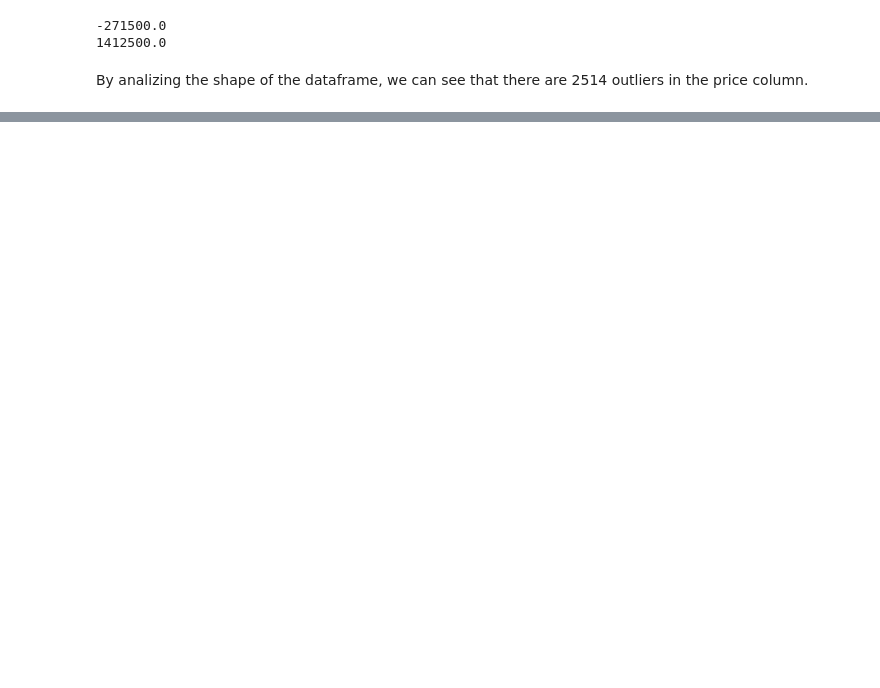
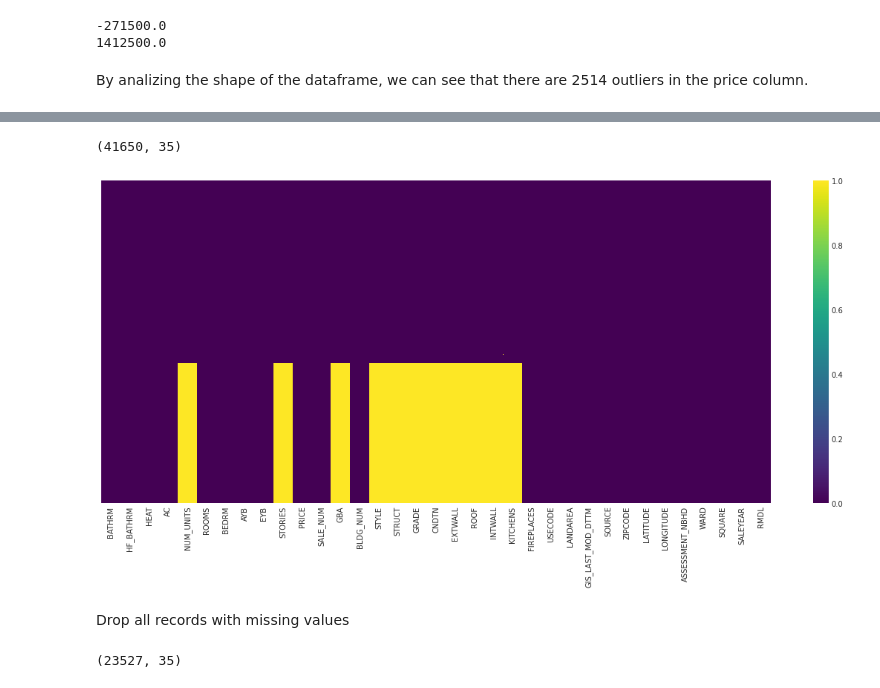
Before and after one commit to elvanselvano/purwadhika-final-project, a Jupyter notebook: notebooks/04_preprocessing.ipynb, the cells around one changed output, grey strips where cells are left out. Drawn from its saved outputs; the diff is of its cells as text; code cells hidden in the pictures; blank space fills up the shorter version.

```diff
--- a/notebooks/04_preprocessing.ipynb
+++ b/notebooks/04_preprocessing.ipynb
@@ -106,0 +138,14 @@ plt.show()
+# %%
+df_clean_4 = df_clean_3.drop(['FULLADDRESS','NATIONALGRID','CENSUS_BLOCK','CITY','STATE','X','Y','QUADRANT'],axis=1)
+# %%
+df_clean_4.shape
+# %% [output]
+(41650, 35)
+# %%
+fig, ax = plt.subplots(figsize=(18,8))
+sns.heatmap(df_clean_4.isnull(), yticklabels=False,cmap='viridis')
+plt.show()
+# %% [output]
+[figure, added]
+# %% [markdown]
+Drop all records with missing values
@@ -106,0 +154,4 @@ plt.show()
+# %%
+df_clean_5.shape
+# %% [output]
+(23527, 35)
```
Also changed, not shown: parts of 43 cells of this notebook, 1 other file.
